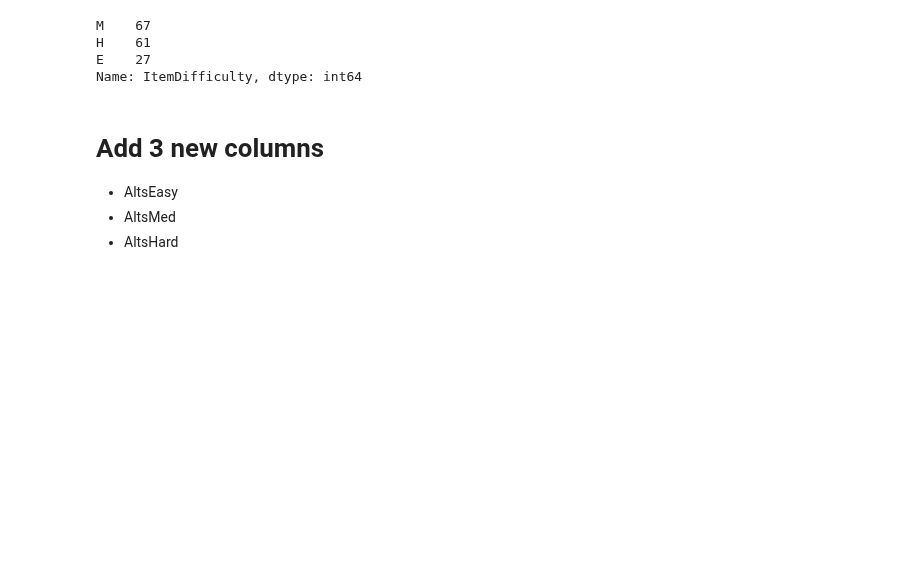
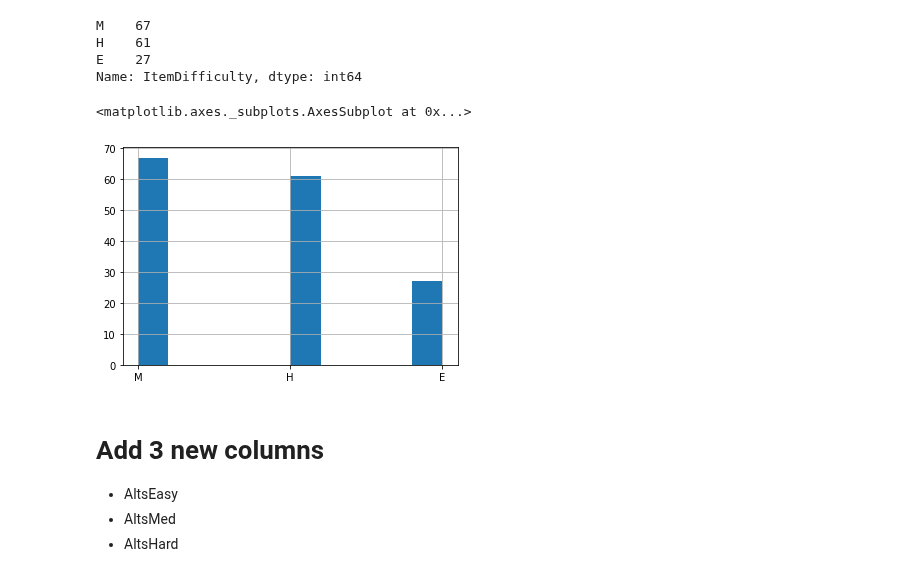
Before and after one commit to Ram-N/lifespans, a Jupyter notebook: generate_Events_DB.ipynb, the cells around one changed output. Saved outputs shown, nothing was run; the diff lists cells and outputs as text; code cells hidden in the pictures; blank space fills up the shorter version.

```diff
--- a/generate_Events_DB.ipynb
+++ b/generate_Events_DB.ipynb
@@ -97,6 +97,11 @@ M    67
 H    61
 E    27
 Name: ItemDifficulty, dtype: int64
+# %%
+diffcat.hist()
+# %% [output]
+<matplotlib.axes._subplots.AxesSubplot at 0x...>
+[figure, added]
 # %% [markdown]
 # Add 3 new columns
 - AltsEasy
```
Also changed, not shown: 3 other files.
